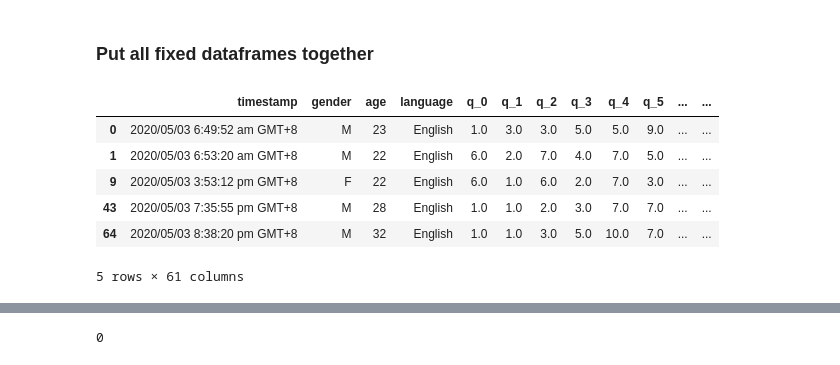
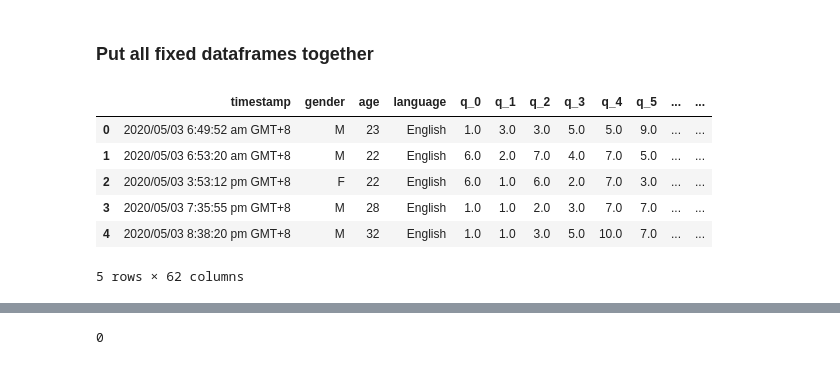
Before and after one commit to liliaellouz/empathy-analysis, a Jupyter notebook: pool.ipynb, the cells around one changed output, grey strips where cells are left out. Drawn from its saved outputs; the diff is of its cells as text; code cells hidden in the pictures.

```diff
--- a/pool.ipynb
+++ b/pool.ipynb
@@ -185,8 +185,8 @@ chinese_part[chinese_part.age > 100]
 # %%
 def compute_eq_sq(df):
     # adapt scores
-    map_pos = {1.0:2.0, 2.0:1.0, 3.0:0.0, 4.0:0.0}
-    map_neg = {1.0:0.0, 2.0:0.0, 3.0:1.0, 4.0:2.0}
+    map_pos = { 1.0:2.0, 2.0:1.0, 3.0:0.0, 4.0:0.0 }
+    map_neg = { 1.0:0.0, 2.0:0.0, 3.0:1.0, 4.0:2.0 }
     q_pos = ['q_21', 'q_22', 'q_24', 'q_26', 'q_29', 'q_31', 'q_33', 'q_34', 'q_36', 'q_37', 'q_39', 'q_40'] # list of pos Qs
     q_neg = ['q_23', 'q_25', 'q_27', 'q_28', 'q_30', 'q_32', 'q_35', 'q_38'] # list of neg Qs
     df[q_pos] = df[q_pos].stack().map(map_pos).unstack()
@@ -200,6 +200,9 @@ def compute_eq_sq(df):
     q_SQ = ['q_31', 'q_32', 'q_33', 'q_34', 'q_35', 'q_36', 'q_37', 'q_38', 'q_39', 'q_40']
     df['SQ_score'] = df[q_SQ].sum(axis=1)
 
+    # difference between EQ and SQ
+    df['D_score'] = df['EQ_score'] - df['SQ_score']
+
     return df
 # %%
 english_part = compute_eq_sq(english_part)
@@ -210,15 +213,16 @@ turkish_part = compute_eq_sq(turkish_part)
 ### Put all fixed dataframes together
 # %%
 pooled = pd.concat([english_part, french_part, chinese_part, turkish_part])
+pooled.reset_index(drop=True, inplace=True)
 pooled.head()
 # %% [output]
 |  | timestamp | gender | age | language | q_0 | q_1 | q_2 | q_3 | q_4 | q_5 | ... | ... |
 | 0 | 2020/05/03 6:49:52 am GMT+8 | M | 23 | English | 1.0 | 3.0 | 3.0 | 5.0 | 5.0 | 9.0 | ... | ... |
 | 1 | 2020/05/03 6:53:20 am GMT+8 | M | 22 | English | 6.0 | 2.0 | 7.0 | 4.0 | 7.0 | 5.0 | ... | ... |
-| 9 | 2020/05/03 3:53:12 pm GMT+8 | F | 22 | English | 6.0 | 1.0 | 6.0 | 2.0 | 7.0 | 3.0 | ... | ... |
-| 43 | 2020/05/03 7:35:55 pm GMT+8 | M | 28 | English | 1.0 | 1.0 | 2.0 | 3.0 | 7.0 | 7.0 | ... | ... |
-| 64 | 2020/05/03 8:38:20 pm GMT+8 | M | 32 | English | 1.0 | 1.0 | 3.0 | 5.0 | 10.0 | 7.0 | ... | ... |
+| 2 | 2020/05/03 3:53:12 pm GMT+8 | F | 22 | English | 6.0 | 1.0 | 6.0 | 2.0 | 7.0 | 3.0 | ... | ... |
+| 3 | 2020/05/03 7:35:55 pm GMT+8 | M | 28 | English | 1.0 | 1.0 | 2.0 | 3.0 | 7.0 | 7.0 | ... | ... |
+| 4 | 2020/05/03 8:38:20 pm GMT+8 | M | 32 | English | 1.0 | 1.0 | 3.0 | 5.0 | 10.0 | 7.0 | ... | ... |
-5 rows × 61 columns
+5 rows × 62 columns
 # %%
 print(f'The shape of pooled df is: {pooled.shape}')
 # %% [output]
```
Also changed, not shown: parts of 11 cells of this notebook.
